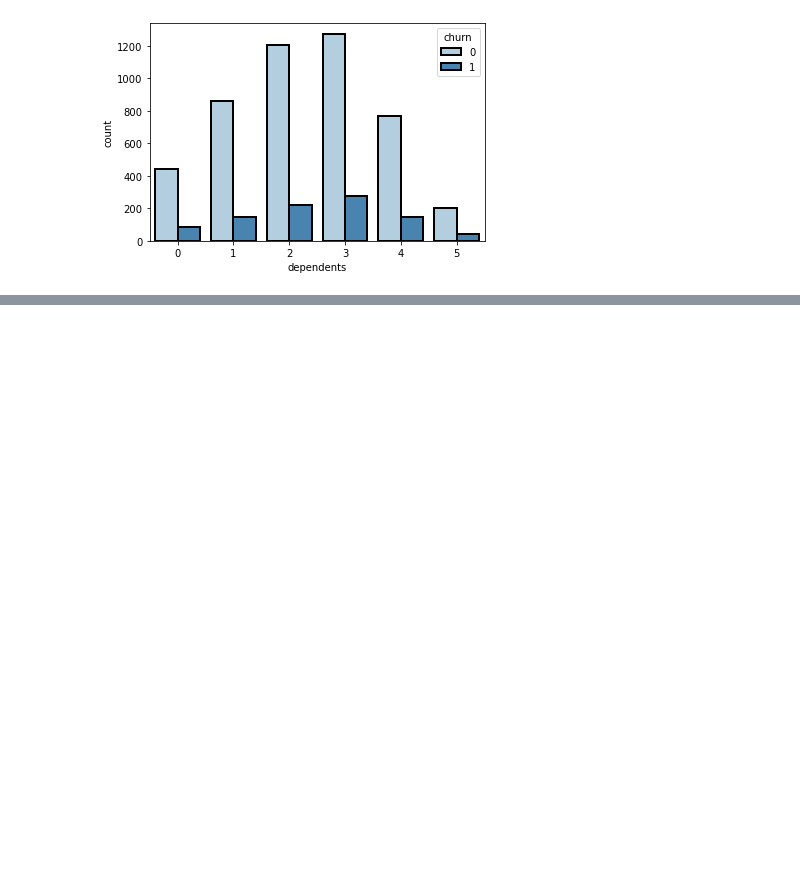
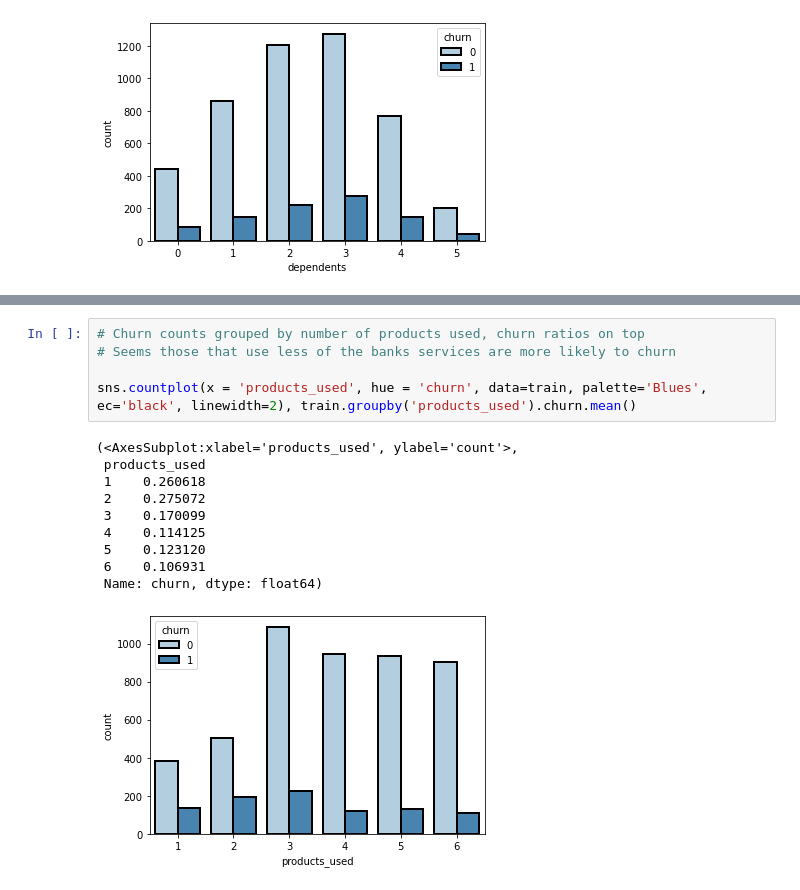
Before and after one commit to Sam-keeler/personal-project-credit-churn, a Jupyter notebook: credit-churn.ipynb, the cells around one changed output, grey strips where cells are left out. Saved outputs shown, nothing was run; the diff lists cells and outputs as text; blank space fills up the shorter version.

```diff
--- a/credit-churn.ipynb
+++ b/credit-churn.ipynb
@@ -300,0 +318,16 @@ sns.countplot(x = 'revolving_bal_bin', hue = 'churn', data=train, palette='Blues
+# %%
+# Churn counts grouped by number of products used, churn ratios on top
+# Seems those that use less of the banks services are more likely to churn
+
+sns.countplot(x = 'products_used', hue = 'churn', data=train, palette='Blues', ec='black', linewidth=2), train.groupby('products_used').churn.mean()
+# %% [output]
+(<AxesSubplot:xlabel='products_used', ylabel='count'>,
+ products_used
+ 1    0.260618
+ 2    0.275072
+ 3    0.170099
+ 4    0.114125
+ 5    0.123120
+ 6    0.106931
+ Name: churn, dtype: float64)
+[figure, added]
```
Also changed, not shown: parts of 68 cells of this notebook, 1 other file.
